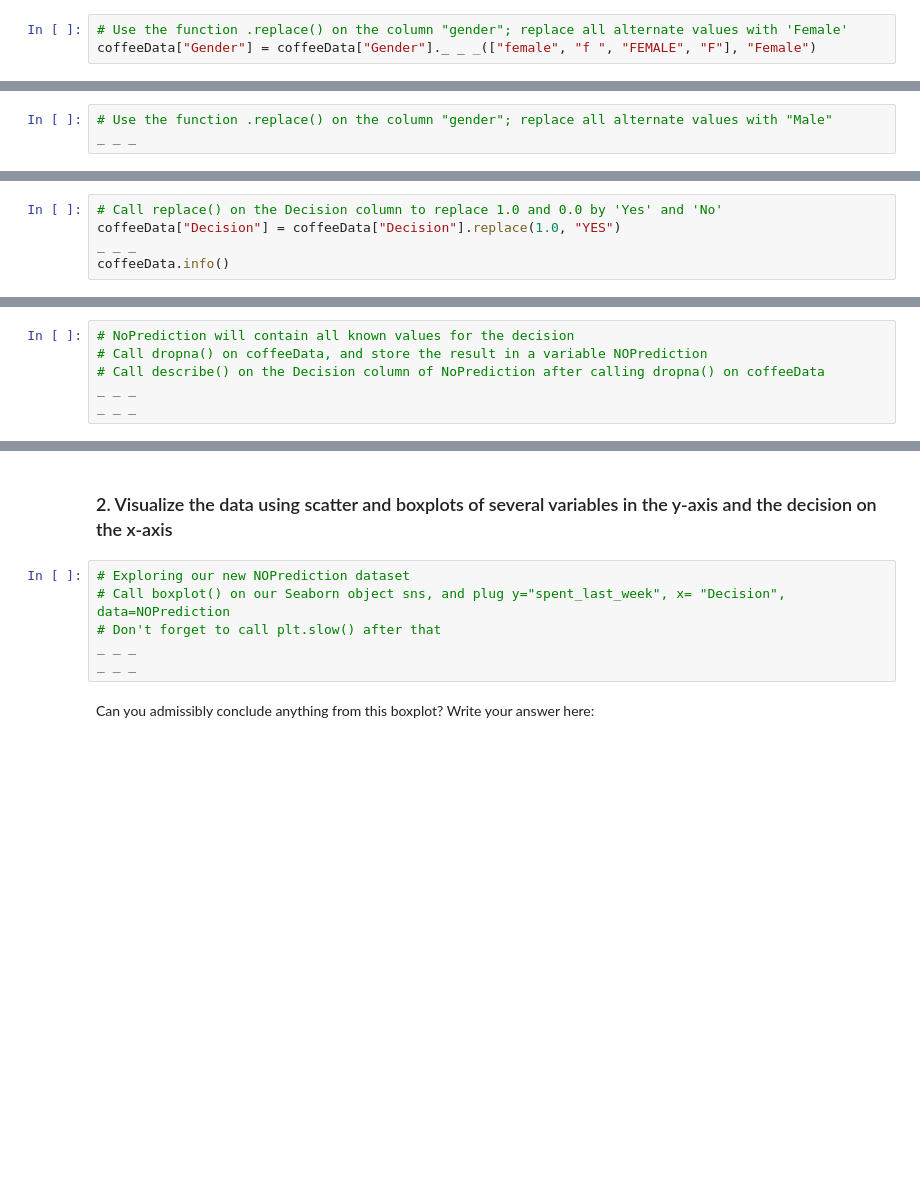
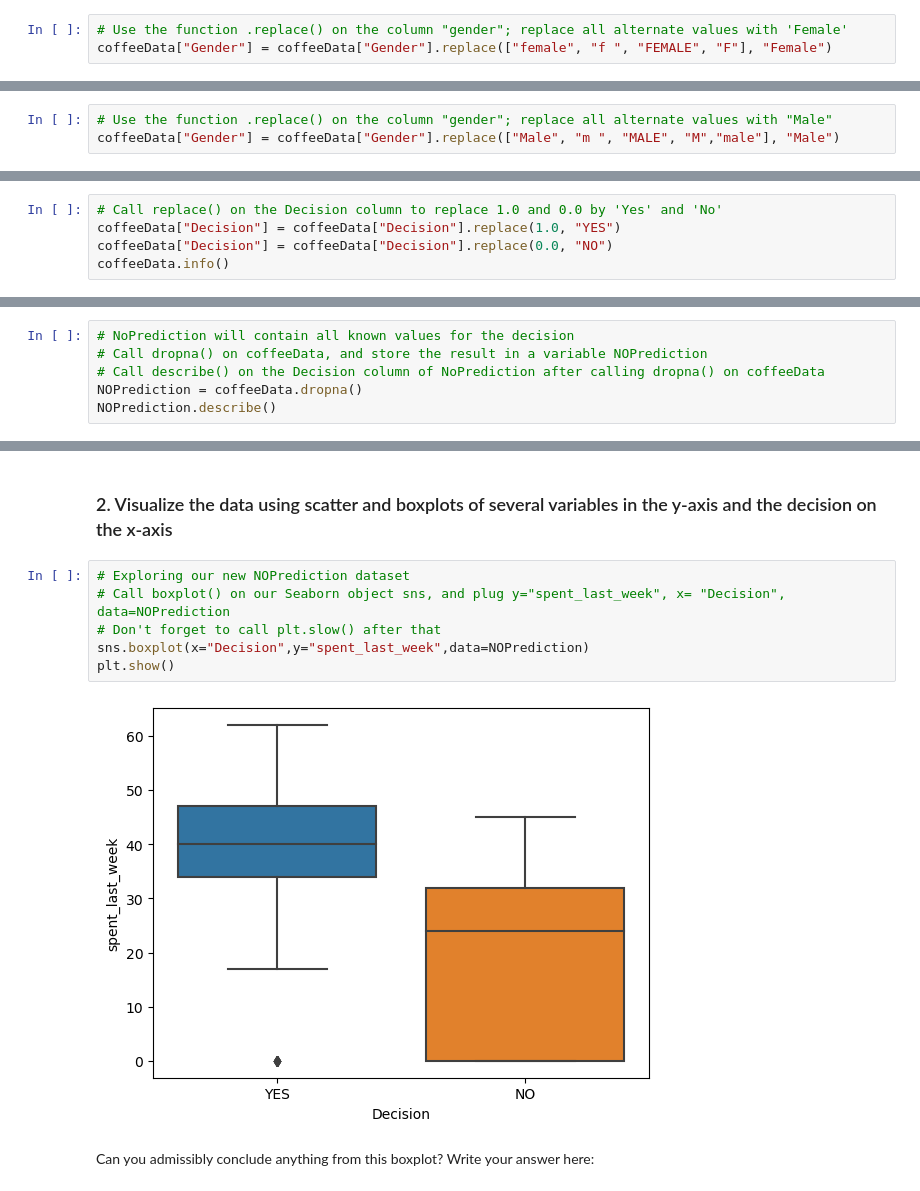
Before and after one commit to JTK112/Springboard--Joshua-D., a Jupyter notebook: Springboard Decision Tree Specialty Coffee Case Study - Tier 2.ipynb, the cells around one changed output, grey strips where cells are left out. Drawn from its saved outputs; the diff is of its cells as text; blank space fills up the shorter version.

```diff
--- a/Springboard Decision Tree Specialty Coffee Case Study - Tier 2.ipynb
+++ b/Springboard Decision Tree Specialty Coffee Case Study - Tier 2.ipynb
@@ -176,6 +207,6 @@ We can see a bunch of inconsistency here.
 Use replace() to make the values of the `gender` column just `Female` and `Male`.
 # %%
 # Use the function .replace() on the column "gender"; replace all alternate values with 'Female'
-coffeeData["Gender"] = coffeeData["Gender"]._ _ _(["female", "f ", "FEMALE", "F"], "Female")
+coffeeData["Gender"] = coffeeData["Gender"].replace(["female", "f ", "FEMALE", "F"], "Female")
 # %%
 # Let's check the unique values of the column "gender"
@@ -183,5 +216,5 @@ _ _ _
 # %%
 # Use the function .replace() on the column "gender"; replace all alternate values with "Male"
-_ _ _
+coffeeData["Gender"] = coffeeData["Gender"].replace(["Male", "m ", "MALE", "M","male"], "Male")
 # %%
 # Let's check the unique values of the column "gender"
@@ -194,5 +231,5 @@ We now want to replace `1.0` and `0.0` in the `Decision` column by `YES` and `NO
 # %%
 # Call replace() on the Decision column to replace 1.0 and 0.0 by 'Yes' and 'No'
 coffeeData["Decision"] = coffeeData["Decision"].replace(1.0, "YES")
-_ _ _
+coffeeData["Decision"] = coffeeData["Decision"].replace(0.0, "NO")
 coffeeData.info()
@@ -213,5 +269,5 @@ To execute the train/test split properly, we need to do five things:
 # NoPrediction will contain all known values for the decision
 # Call dropna() on coffeeData, and store the result in a variable NOPrediction
 # Call describe() on the Decision column of NoPrediction after calling dropna() on coffeeData
-_ _ _
-_ _ _
+NOPrediction = coffeeData.dropna()
+NOPrediction.describe()
@@ -220,9 +286,11 @@ _ _ _
 # %%
 # Exploring our new NOPrediction dataset
 # Call boxplot() on our Seaborn object sns, and plug y="spent_last_week", x= "Decision", data=NOPrediction
 # Don't forget to call plt.slow() after that
-_ _ _
-_ _ _
+sns.boxplot(x="Decision",y="spent_last_week",data=NOPrediction)
+plt.show()
+# %% [output]
+[figure, added]
 # %% [markdown]
 Can you admissibly conclude anything from this boxplot? Write your answer here:
 # %%
```
Also changed, not shown: parts of 37 cells of this notebook.
